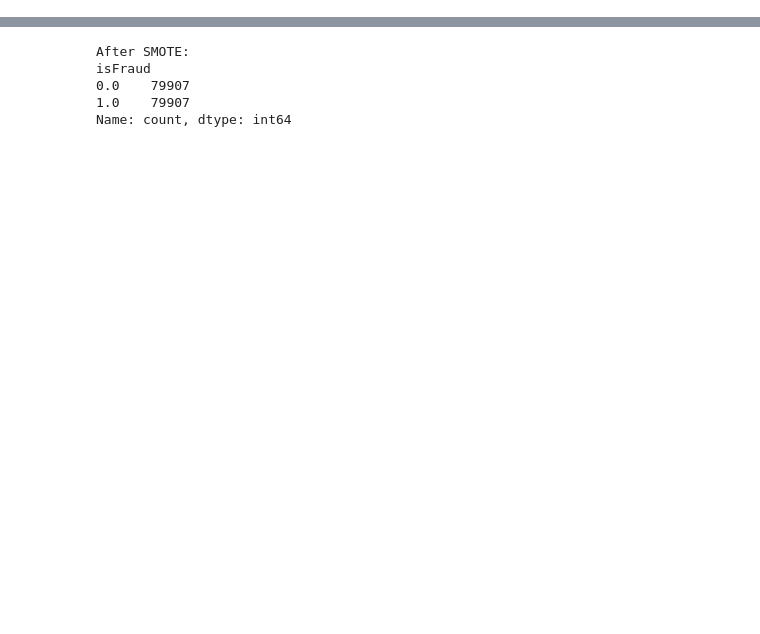
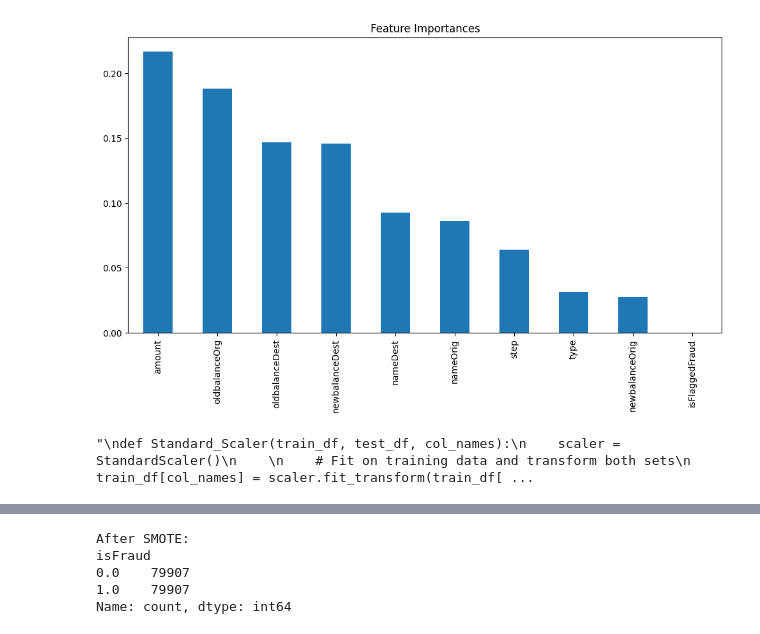
Before and after one commit to QuiteSurreal/Detecting-transactial-fraud-with-AI, a Jupyter notebook: AI.ipynb, the cells around one changed output, grey strips where cells are left out. Saved outputs shown, nothing was run; the diff lists cells and outputs as text; code cells hidden in the pictures; blank space fills up the shorter version.

```diff
--- a/AI.ipynb
+++ b/AI.ipynb
@@ -73,9 +102,19 @@ fig.show()
 # %%
 #preprocessing
 
 #drop 'isFraud' from X
 X = df.drop('isFraud', axis=1)
 y = df['isFraud']
 
 #split the data into train and test sets
 X_train, X_test, y_train, y_test = train_test_split(X, y, stratify=y, test_size = 0.2, random_state = 42)
+
+#determine the importance of each feature
+model = RandomForestClassifier(random_state=42)
+model.fit(X_train, y_train)
+
+importances = pd.Series(model.feature_importances_, index=X_train.columns)
+importances.sort_values(ascending=False).plot(kind='bar', figsize=(12, 6), title='Feature Importances')
+plt.show()
+# %% [output]
+[figure, added]
@@ -82,4 +131,5 @@ X_train, X_test, y_train, y_test = train_test_split(X, y, stratify=y, test_size
 # %%
+'''
 def Standard_Scaler(train_df, test_df, col_names):
     scaler = StandardScaler()
 
@@ -89,8 +139,13 @@ def Standard_Scaler(train_df, test_df, col_names):
 
     return train_df, test_df
 
-col_names = ['type', 'amount']
+col_names = ['type', 'amount', 'step', 'oldbalanceOrg', 'newbalanceOrig', 'oldbalanceDest', 'newbalanceDest']
 X_train, X_test = Standard_Scaler(X_train, X_test, col_names)
+
+X_train.head(5)
+'''
+# %% [output]
+"\ndef Standard_Scaler(train_df, test_df, col_names):\n    scaler = StandardScaler()\n    \n    # Fit on training data and transform both sets\n    train_df[col_names] = scaler.fit_transform(train_df[ ...
 # %%
 #training without sampling
 
```
Also changed, not shown: parts of 5 cells of this notebook.
